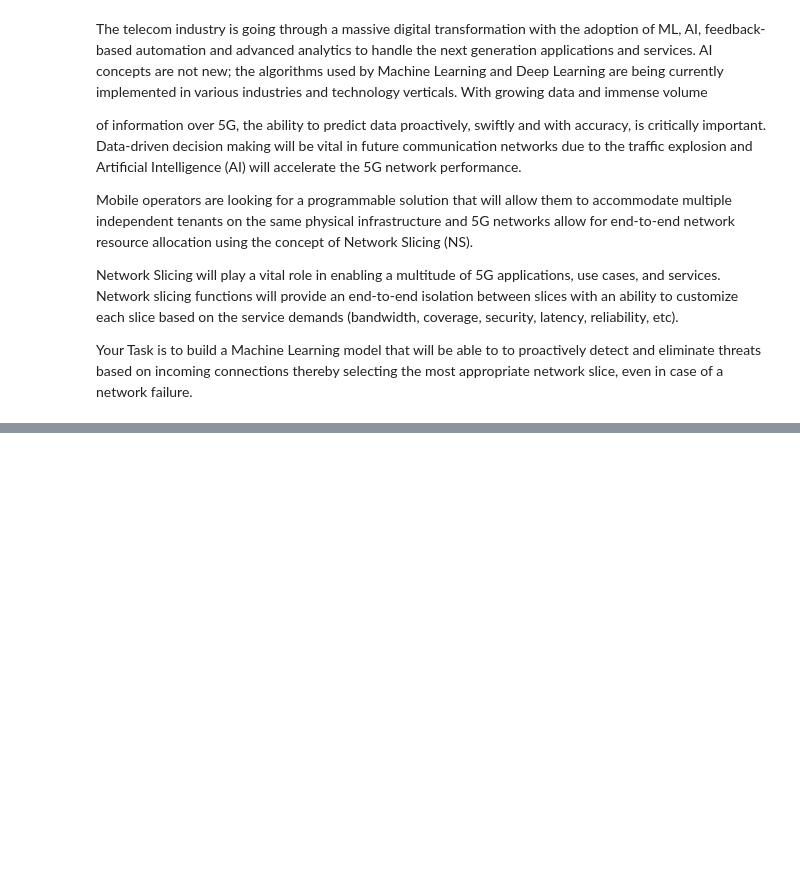
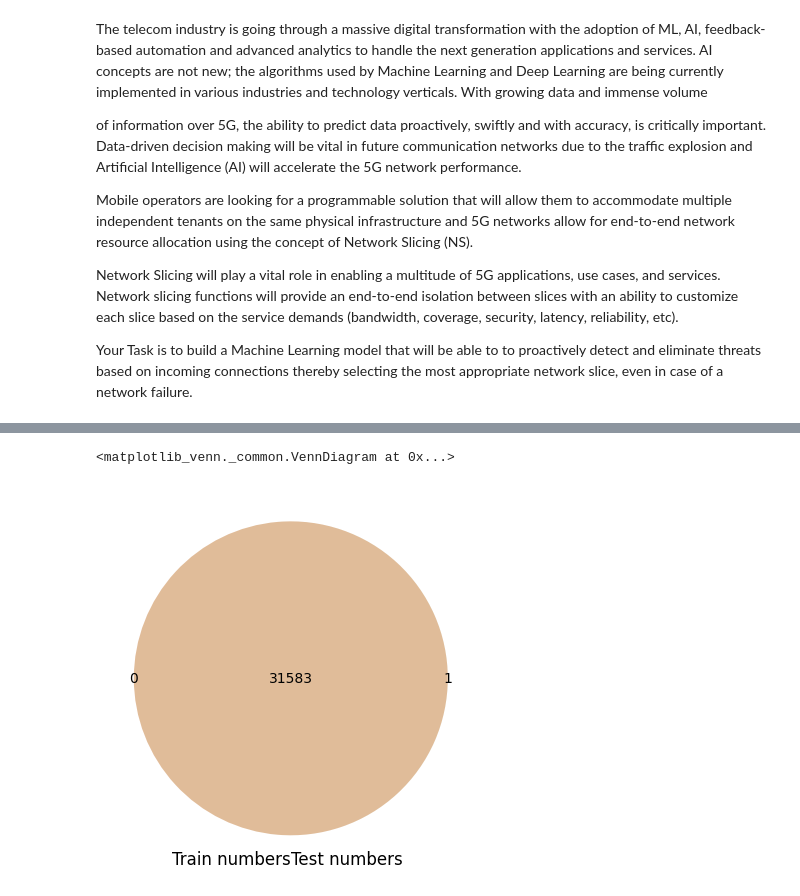
Before and after one commit to DebmalyaRay9989/networkslicing, a Jupyter notebook: Network_Slicing_Recognition.ipynb, the cells around one changed output, grey strips where cells are left out. Saved outputs shown, nothing was run; the diff lists cells and outputs as text; code cells hidden in the pictures; blank space fills up the shorter version.

```diff
--- a/Network_Slicing_Recognition.ipynb
+++ b/Network_Slicing_Recognition.ipynb
@@ -40,0 +37,3 @@ Smartphone - whether used for smartphone cellular data <br>
+# %%
+train_dataset = pd.read_csv("/content/train_dataset.csv")
+test_dataset = pd.read_csv("/content/test_dataset.csv")
@@ -40,0 +59,6 @@ Smartphone - whether used for smartphone cellular data <br>
+# %%
+train_dataset = train_dataset.reset_index()
+test_dataset = test_dataset.reset_index()
+# %%
+train_dataset.rename(columns = { "index" : "ID"}, inplace = True)
+test_dataset.rename(columns = { "index" : "ID"}, inplace = True)
@@ -49,0 +116,2 @@ setup Completed^___^
+# %%
+test_dataset['slice Type'] = 0
@@ -49,0 +143,7 @@ setup Completed^___^
+# %%
+set_numbers_train = set(train_dataset[['ID']].drop_duplicates().sort_values(by = 'ID')['ID'].tolist())
+set_numbers_test = set(test_dataset[['ID']].drop_duplicates().sort_values(by = 'ID')['ID'].tolist())
+venn2((set_numbers_train, set_numbers_test), set_labels = ('Train numbers', 'Test numbers'))
+# %% [output]
+<matplotlib_venn._common.VennDiagram at 0x...>
+[figure, added]
```
Also changed, not shown: parts of 163 cells of this notebook, 14 other files.
